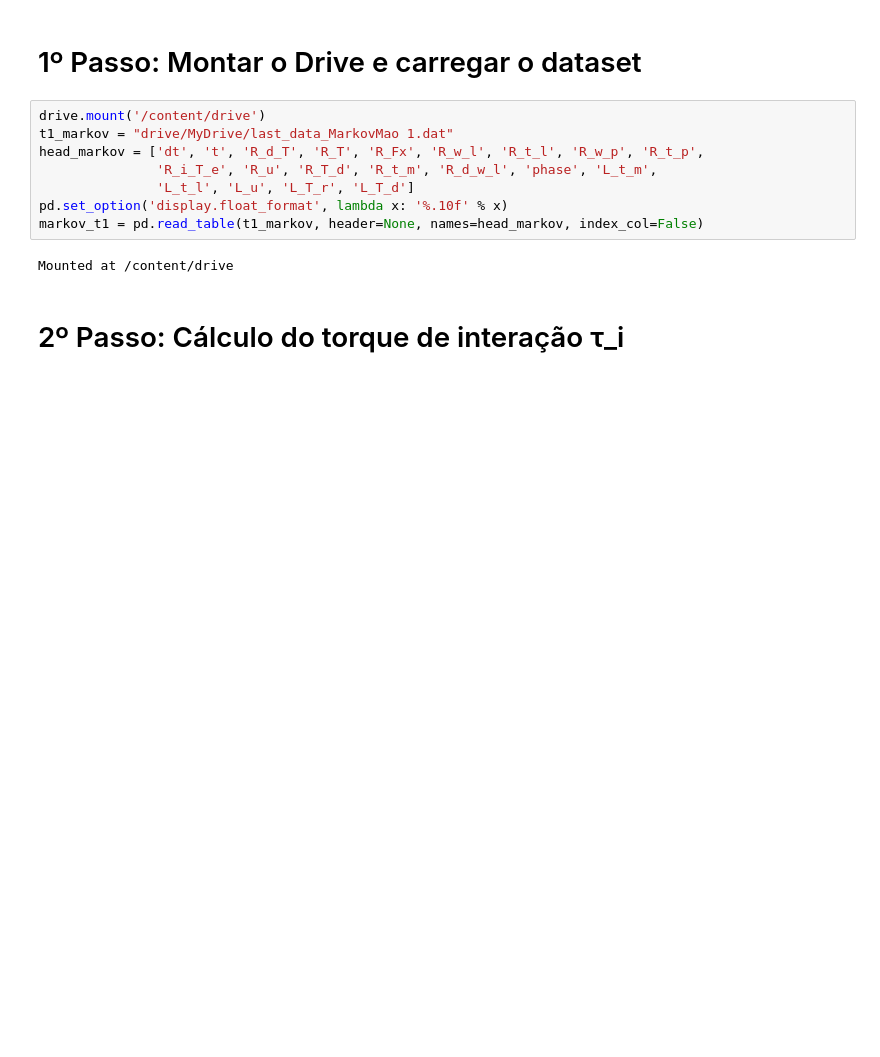
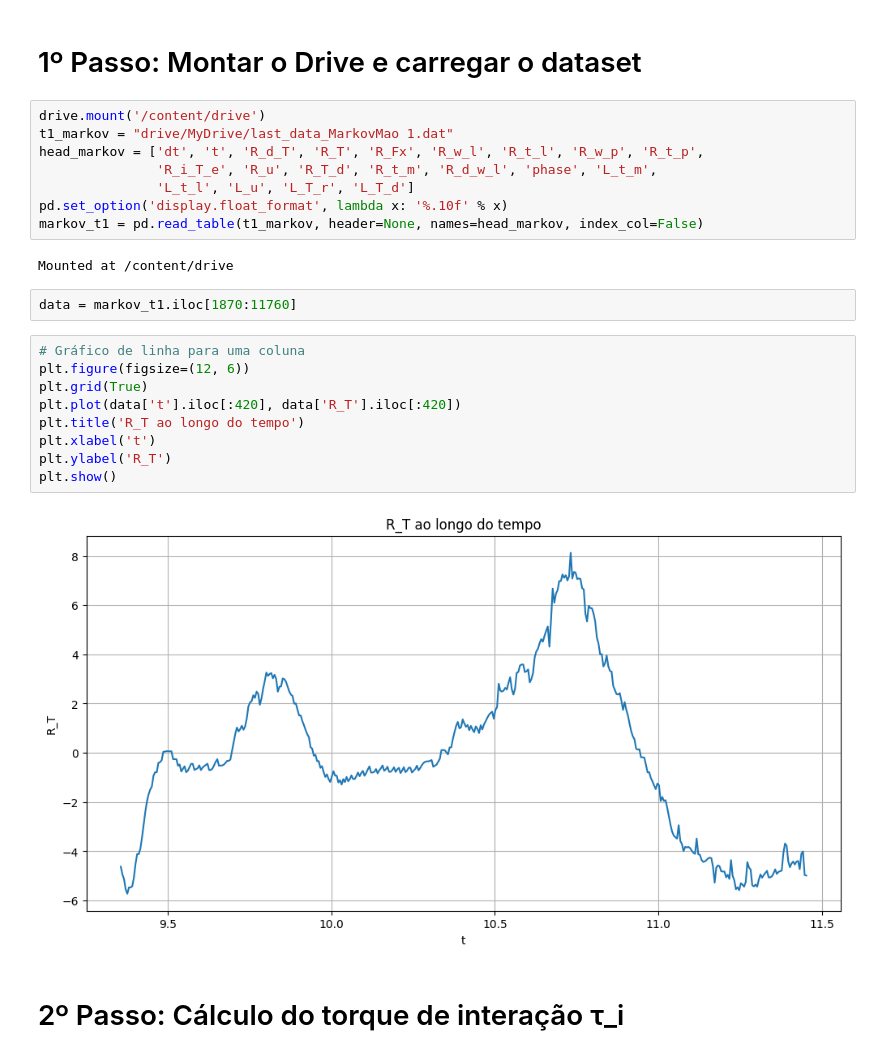
Before and after one commit to EricRibeiroAlves/Interacao-Humano-Robo, a Jupyter notebook: Codigo/[AP_T]_Eric_Modelo_CNN_LSTM.ipynb, the cells around one changed output. Cells and saved outputs as stored; diff of their text form; blank space fills up the shorter version.

```diff
--- a/Codigo/[AP_T]_Eric_Modelo_CNN_LSTM.ipynb
+++ b/Codigo/[AP_T]_Eric_Modelo_CNN_LSTM.ipynb
@@ -52,6 +52,19 @@ pd.set_option('display.float_format', lambda x: '%.10f' % x)
 markov_t1 = pd.read_table(t1_markov, header=None, names=head_markov, index_col=False)
 # %% [output]
 Mounted at /content/drive
+# %%
+data = markov_t1.iloc[1870:11760]
+# %%
+# Gráfico de linha para uma coluna
+plt.figure(figsize=(12, 6))
+plt.grid(True)
+plt.plot(data['t'].iloc[:420], data['R_T'].iloc[:420])
+plt.title('R_T ao longo do tempo')
+plt.xlabel('t')
+plt.ylabel('R_T')
+plt.show()
+# %% [output]
+[figure, added]
 # %% [markdown]
 # 2º Passo: Cálculo do torque de interação τ_i
 # %%
```
Also changed, not shown: parts of 9 cells of this notebook.
